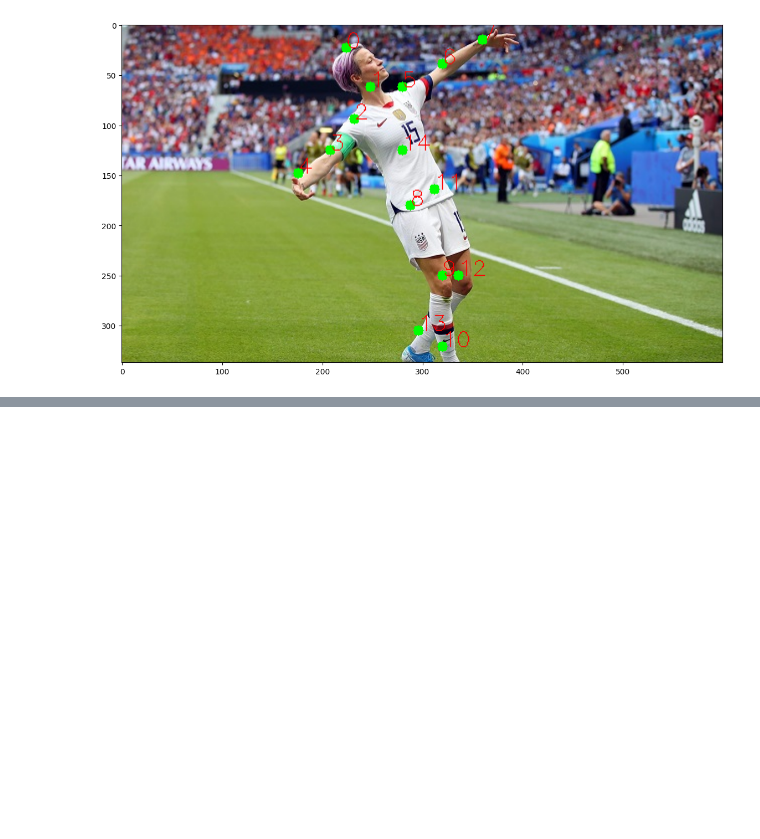
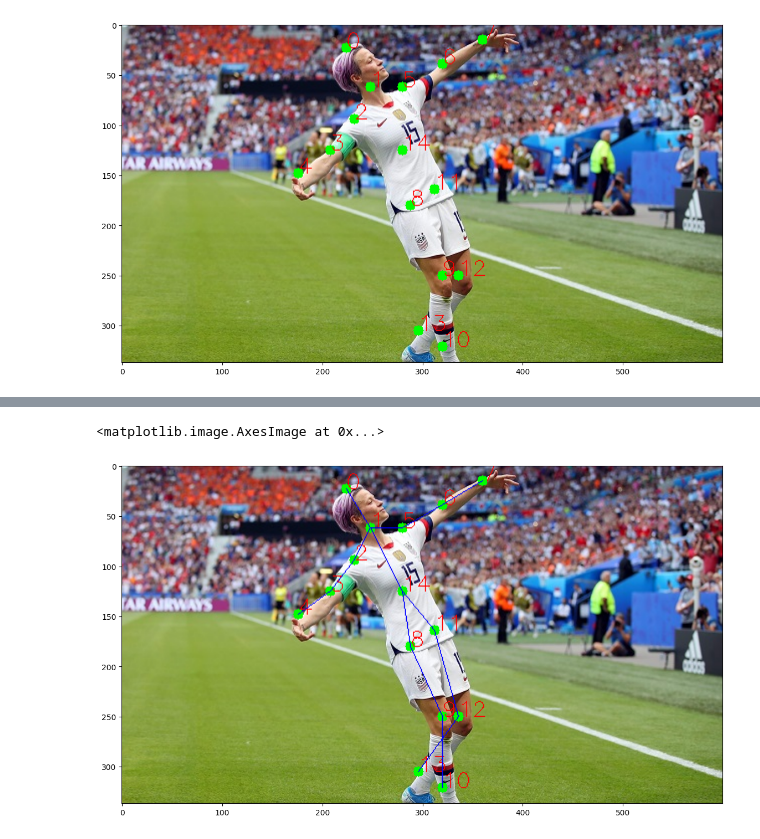
Before and after one commit to pedro162/computer_vision, a Jupyter notebook: computer_vision_detections_of_gescture_and_actions.ipynb, the cells around one changed output, grey strips where cells are left out. Saved outputs shown, nothing was run; the diff lists cells and outputs as text; code cells hidden in the pictures; blank space fills up the shorter version.

```diff
--- a/computer_vision_detections_of_gescture_and_actions.ipynb
+++ b/computer_vision_detections_of_gescture_and_actions.ipynb
@@ -159,0 +205,6 @@ plt.imshow(cv2.cvtColor(image, cv2.COLOR_BGR2RGB))
+# %%
+plt.figure(figsize=(14,10))
+plt.imshow(cv2.cvtColor(image, cv2.COLOR_BGR2RGB))
+# %% [output]
+<matplotlib.image.AxesImage at 0x...>
+[figure, added]
```
Also changed, not shown: parts of 5 cells of this notebook.
